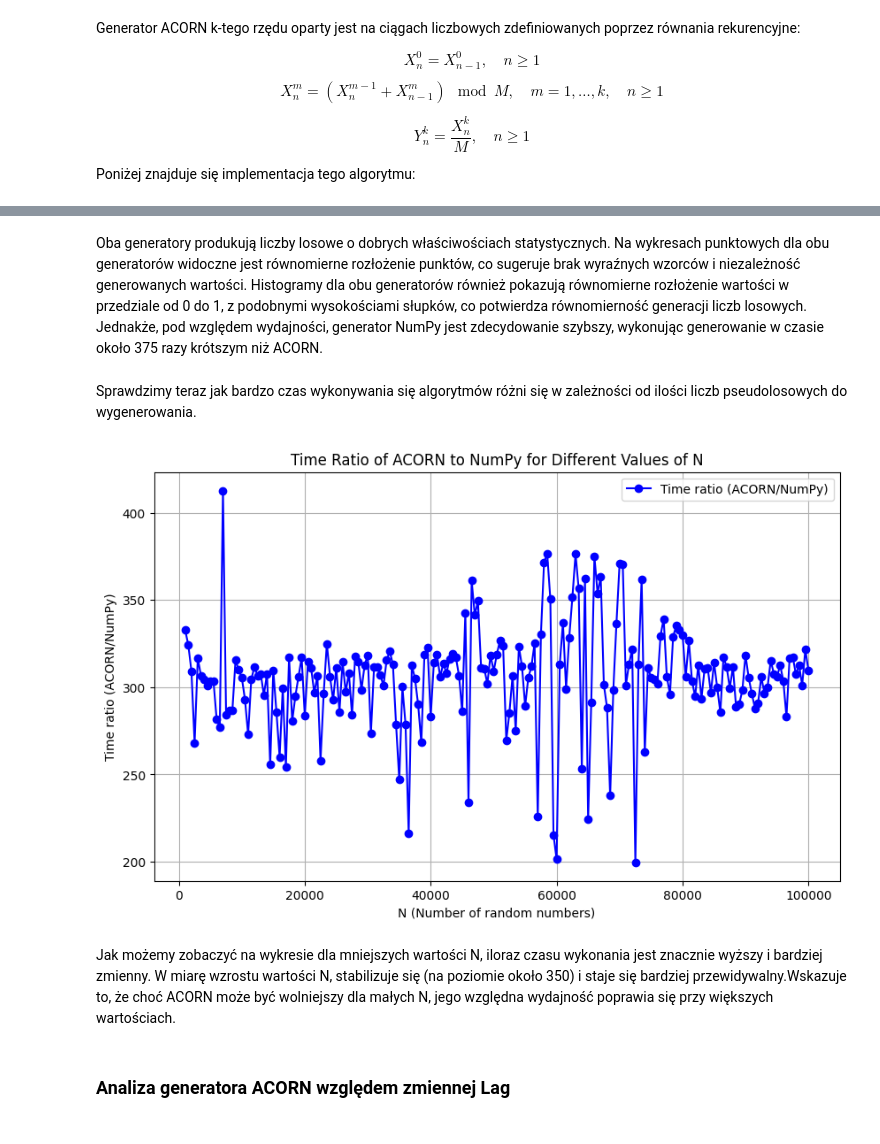
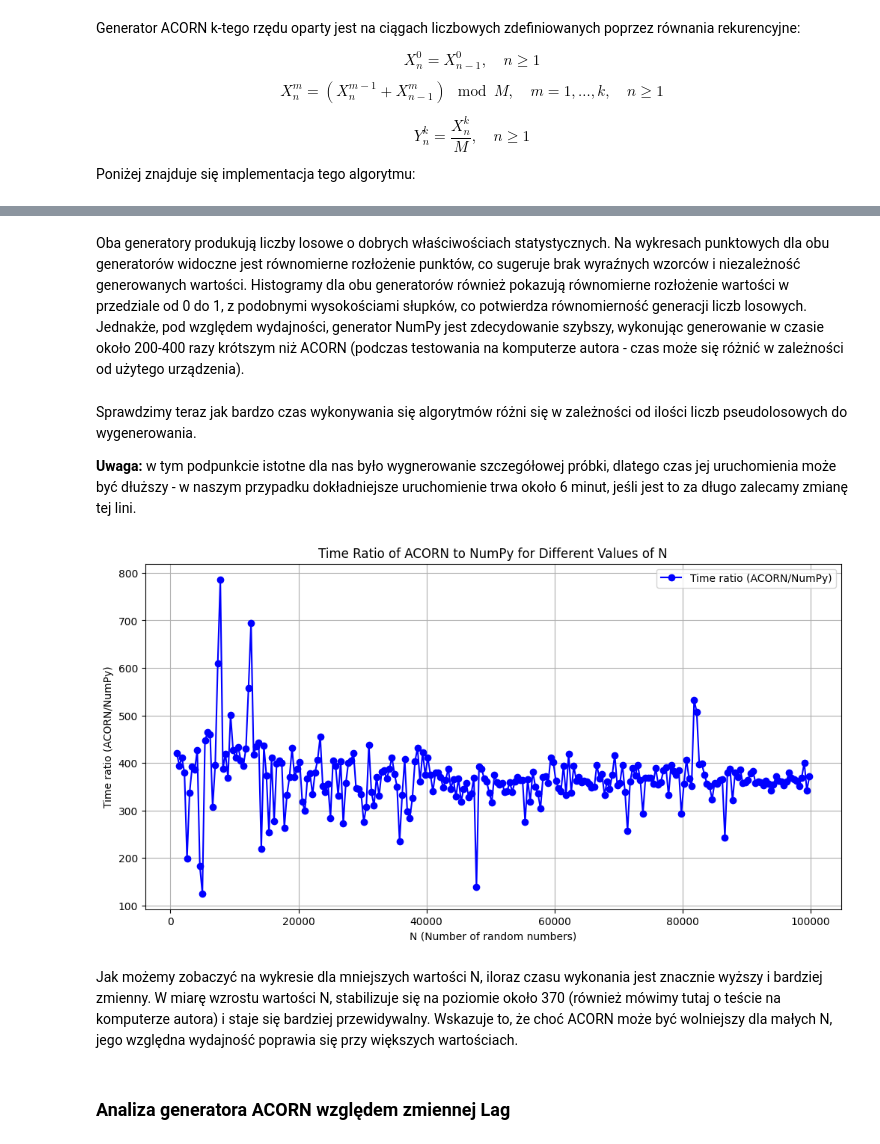
Before and after one commit to piotrczech/report-1-computer-simulations, a Jupyter notebook: main.ipynb, the cells around one changed output, grey strips where cells are left out. Saved outputs shown, nothing was run; the diff lists cells and outputs as text; code cells hidden in the pictures.

```diff
--- a/main.ipynb
+++ b/main.ipynb
@@ -235,9 +235,14 @@ Stosunek czasu (ACORN/NumPy): 30.12
 # %% [markdown]
- Oba generatory produkują liczby losowe o dobrych właściwościach statystycznych. Na wykresach punktowych dla obu generatorów widoczne jest równomierne rozłożenie punktów, co sugeruje brak wyraźnych wzorców i niezależność generowanych wartości. Histogramy dla obu generatorów również pokazują równomierne rozłożenie wartości w przedziale od 0 do 1, z podobnymi wysokościami słupków, co potwierdza równomierność generacji liczb losowych. Jednakże, pod względem wydajności, generator NumPy jest zdecydowanie szybszy, wykonując generowanie w czasie około 375 razy krótszym niż ACORN.
+ Oba generatory produkują liczby losowe o dobrych właściwościach statystycznych. Na wykresach punktowych dla obu generatorów widoczne jest równomierne rozłożenie punktów, co sugeruje brak wyraźnych wzorców i niezależność generowanych wartości. Histogramy dla obu generatorów również pokazują równomierne rozłożenie wartości w przedziale od 0 do 1, z podobnymi wysokościami słupków, co potwierdza równomierność generacji liczb losowych. Jednakże, pod względem wydajności, generator NumPy jest zdecydowanie szybszy, wykonując generowanie w czasie około 200-400 razy krótszym niż ACORN (podczas testowania na komputerze autora - czas może się różnić w zależności od użytego urządzenia).
 # %% [markdown]
 Sprawdzimy teraz jak bardzo czas wykonywania się algorytmów różni się  w zależności od ilości liczb pseudolosowych do wygenerowania.
+
+<b>Uwaga:</b> w tym podpunkcie istotne dla nas było wygnerowanie szczegółowej próbki, dlatego czas jej uruchomienia może być dłuższy - w naszym przypadku dokładniejsze uruchomienie trwa około 6 minut, jeśli jest to za długo zalecamy zmianę tej lini.
+# %%
+precision =400 # wolne uruchomienie dokładne ~ ok 6min (na testowanym komputerze)
+# precision = 7500 # szybkie uruchomienie, niedokładne ~ ok 1min (na testowanym komputerze)
 # %%
-N_values = range(1000, 100001, 500)
+N_values = range(1000, 100001, precision)
 
 # Listy do przechowywania czasów wykonania
 acorn_durations = []
@@ -249,37 +254,37 @@ for N in N_values:
     # Funkcja do mierzenia czasu wykonania ACORN
     def measure_acorn():
         ACORN(N, k, M, Lag, seed)
 
     # Funkcja do mierzenia czasu wykonania NumPy
     def measure_numpy():
         np.random.random(N)
 
     # Mierzenie czasu wykonania ACORN
     acorn_duration = timeit.timeit(measure_acorn, number=10) / 10
     acorn_durations.append(acorn_duration)
 
     # Mierzenie czasu wykonania NumPy
     numpy_duration = timeit.timeit(measure_numpy, number=10) / 10
     numpy_durations.append(numpy_duration)
 
     # Obliczanie ilorazu czasów
     time_ratio = acorn_duration / numpy_duration
     time_ratios.append(time_ratio)
 
 # Tworzenie wykresu ilorazu czasów
-plt.figure(figsize=(10, 6))
+plt.figure(figsize=(12, 6))
 
 plt.plot(N_values, time_ratios, 'o-', label='Time ratio (ACORN/NumPy)', color='blue')
 
 plt.xlabel('N (Number of random numbers)')
 plt.ylabel('Time ratio (ACORN/NumPy)')
 plt.title('Time Ratio of ACORN to NumPy for Different Values of N')
 plt.legend()
 plt.grid(True)
 # %% [output]
-[figure, old version]
+[figure, new version]
 # %% [markdown]
-Jak możemy zobaczyć na wykresie dla mniejszych wartości N, iloraz czasu wykonania jest znacznie wyższy i bardziej zmienny. W miarę wzrostu wartości N, stabilizuje się (na poziomie około 350) i staje się bardziej przewidywalny.Wskazuje to, że choć ACORN może być wolniejszy dla małych N, jego względna wydajność poprawia się przy większych wartościach.
+Jak możemy zobaczyć na wykresie dla mniejszych wartości N, iloraz czasu wykonania jest znacznie wyższy i bardziej zmienny. W miarę wzrostu wartości N, stabilizuje się na poziomie około 370 (również mówimy tutaj o teście na komputerze autora) i staje się bardziej przewidywalny. Wskazuje to, że choć ACORN może być wolniejszy dla małych N, jego względna wydajność poprawia się przy większych wartościach.
 # %% [markdown]
 ### Analiza generatora ACORN względem zmiennej Lag
 # %% [markdown]
```
Also changed, not shown: parts of 24 cells of this notebook.
